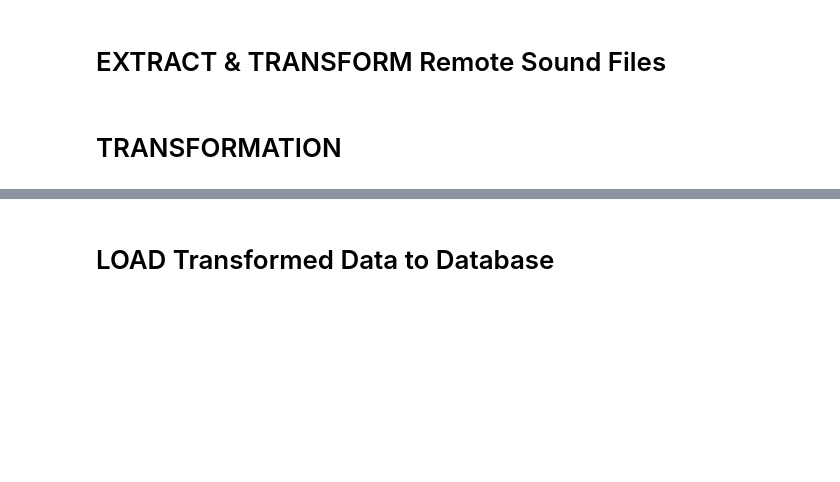
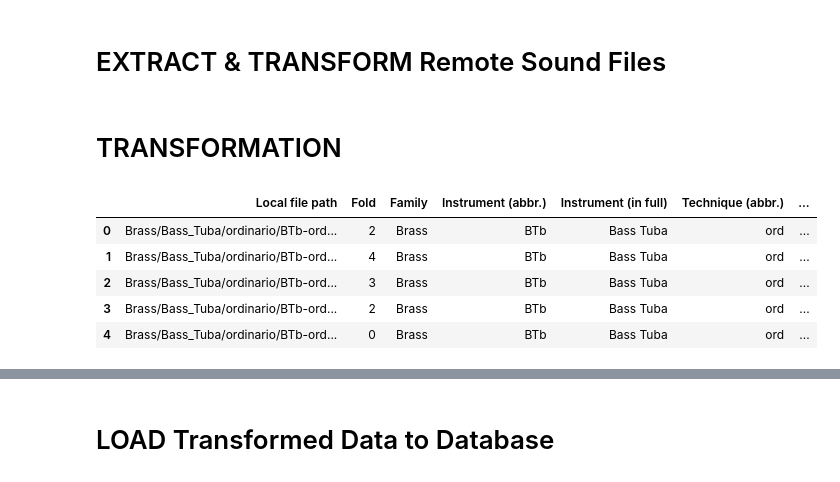
Before and after one commit to susiexia/AI_Music, a Jupyter notebook: Code/ETL.ipynb, the cells around one changed output, grey strips where cells are left out. Cells and saved outputs as stored; diff of their text form; code cells hidden in the pictures; blank space fills up the shorter version.

Commit message:
Split pitch column, added new original notes table &  added notes/octave frequencies table(Francis table)

```diff
--- a/Code/ETL.ipynb
+++ b/Code/ETL.ipynb
@@ -272,4 +273,18 @@ tiny_soldf = pd.read_csv('../Data/TinySOL_metadata.csv')
 tiny_soldf_sample =pd.DataFrame(tiny_soldf) # Use for local audio files
+# %%
+# Split the Pitch Column to Note and Octave columns
+import re
+tiny_soldf_sample['Note']=tiny_soldf_sample['Pitch'].str.rsplit('\d', expand=True)
+tiny_soldf_sample['Note']=tiny_soldf_sample['Pitch'].str.split('\d', expand=True)
+tiny_soldf_sample['Octave']=tiny_soldf_sample['Pitch'].str.extract('(\d)', expand=True)
+tiny_soldf_sample.head()
+# %% [output]
+|  | Local file path | Fold | Family | Instrument (abbr.) | Instrument (in full) | Technique (abbr.) | ... |
+| 0 | Brass/Bass_Tuba/ordinario/BTb-ord... | 2 | Brass | BTb | Bass Tuba | ord | ... |
+| 1 | Brass/Bass_Tuba/ordinario/BTb-ord... | 4 | Brass | BTb | Bass Tuba | ord | ... |
+| 2 | Brass/Bass_Tuba/ordinario/BTb-ord... | 3 | Brass | BTb | Bass Tuba | ord | ... |
+| 3 | Brass/Bass_Tuba/ordinario/BTb-ord... | 2 | Brass | BTb | Bass Tuba | ord | ... |
+| 4 | Brass/Bass_Tuba/ordinario/BTb-ord... | 0 | Brass | BTb | Bass Tuba | ord | ... |
 # %%
 # Merge the metadata dataframe with the filepath_df on the index
 df_merge_col = pd.merge(filepath_df, tiny_soldf_sample, right_index=True, left_index=True)
```
Also changed, not shown: parts of 10 cells of this notebook, 4 other files.
